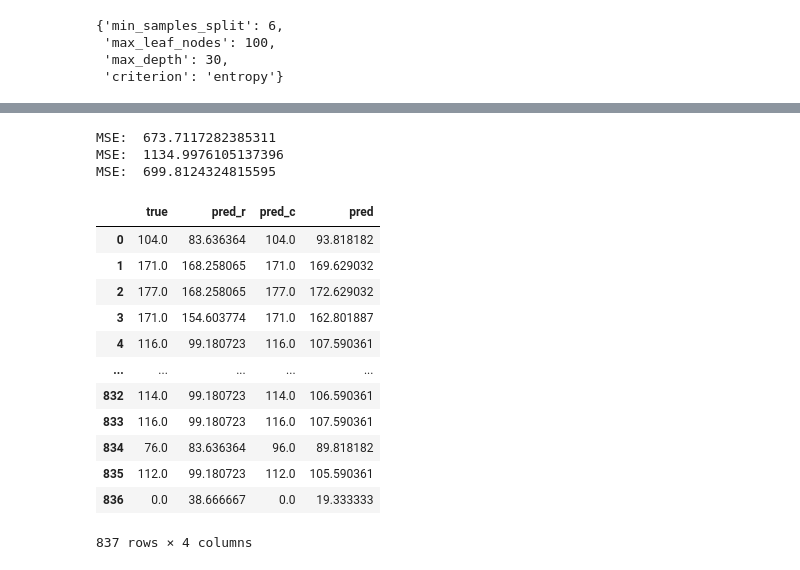
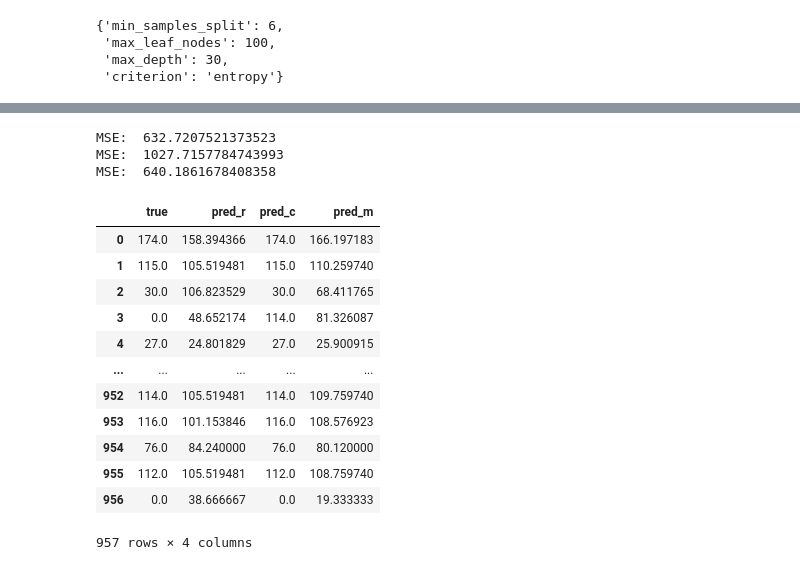
Before and after one commit to jordanchong911/Garments, a Jupyter notebook: katarantaduhan_ni_taro.ipynb, the cells around one changed output, grey strips where cells are left out. Drawn from its saved outputs; the diff is of its cells as text; code cells hidden in the pictures.

```diff
--- a/katarantaduhan_ni_taro.ipynb
+++ b/katarantaduhan_ni_taro.ipynb
@@ -429,7 +429,7 @@ See the caveats in the documentation: https://pandas.pydata.org/pandas-docs/stab
 # %%
 X = dt_df.values[:,:-1]
 y = dt_df.values[:,-1]
-X_train, X_test, y_train, y_test = train_test_split(X, y, random_state=0, test_size=0.3)
+X_train, X_test, y_train, y_test = train_test_split(X, y, random_state=0, test_size=0.2)
 
 print("X_train shape : ", X_train.shape)
 print("y_train shape : ", y_train.shape)
@@ -579,28 +597,31 @@ describe_tree(dtc)
 # %%
 predictions_train_r = dtr.predict(X_train)
 predictions_train_c = dtc.predict(X_train)
 
 print("MSE: ", compute_mse(predictions_train_r, y_train))
 print("MSE: ", compute_mse(predictions_train_c, y_train))
-pred = np.add(predictions_train_r, predictions_train_c)/2
-print("MSE: ", compute_mse(predictions_train_c, y_train))
+predictions_train_m = np.add(predictions_train_r, predictions_train_c)/2
+print("MSE: ", compute_mse(predictions_train_m, y_train))
 
-predictions_train_df = pd.DataFrame({'true' : y_train, 'pred_r' : predictions_train_r, 'pred_c' : predictions_train_c, 'pred' : pred})
+for i in range(len(predictions_train_m)):
+    arr = np.array([abs(y_train - predictions_train_r), abs(y_train - predictions_train_c), abs(y_train - predictions_train_m)])
+
+predictions_train_df = pd.DataFrame({'true' : y_train, 'pred_r' : predictions_train_r, 'pred_c' : predictions_train_c, 'pred_m' : predictions_train_m})
 predictions_train_df
 # %% [output]
-MSE:  673.7117282385311
-MSE:  1134.9976105137396
-MSE:  699.8124324815595
+MSE:  632.7207521373523
+MSE:  1027.7157784743993
+MSE:  640.1861678408358
-|  | true | pred_r | pred_c | pred |
-| 0 | 104.0 | 83.636364 | 104.0 | 93.818182 |
-| 1 | 171.0 | 168.258065 | 171.0 | 169.629032 |
-| 2 | 177.0 | 168.258065 | 177.0 | 172.629032 |
-| 3 | 171.0 | 154.603774 | 171.0 | 162.801887 |
-| 4 | 116.0 | 99.180723 | 116.0 | 107.590361 |
+|  | true | pred_r | pred_c | pred_m |
+| 0 | 174.0 | 158.394366 | 174.0 | 166.197183 |
+| 1 | 115.0 | 105.519481 | 115.0 | 110.259740 |
+| 2 | 30.0 | 106.823529 | 30.0 | 68.411765 |
+| 3 | 0.0 | 48.652174 | 114.0 | 81.326087 |
+| 4 | 27.0 | 24.801829 | 27.0 | 25.900915 |
 | ... | ... | ... | ... | ... |
-| 832 | 114.0 | 99.180723 | 114.0 | 106.590361 |
-| 833 | 116.0 | 99.180723 | 116.0 | 107.590361 |
-| 834 | 76.0 | 83.636364 | 96.0 | 89.818182 |
-| 835 | 112.0 | 99.180723 | 112.0 | 105.590361 |
-| 836 | 0.0 | 38.666667 | 0.0 | 19.333333 |
+| 952 | 114.0 | 105.519481 | 114.0 | 109.759740 |
+| 953 | 116.0 | 101.153846 | 116.0 | 108.576923 |
+| 954 | 76.0 | 84.240000 | 76.0 | 80.120000 |
+| 955 | 112.0 | 105.519481 | 112.0 | 108.759740 |
+| 956 | 0.0 | 38.666667 | 0.0 | 19.333333 |
-837 rows × 4 columns
+957 rows × 4 columns
```
Also changed, not shown: parts of 10 cells of this notebook.
